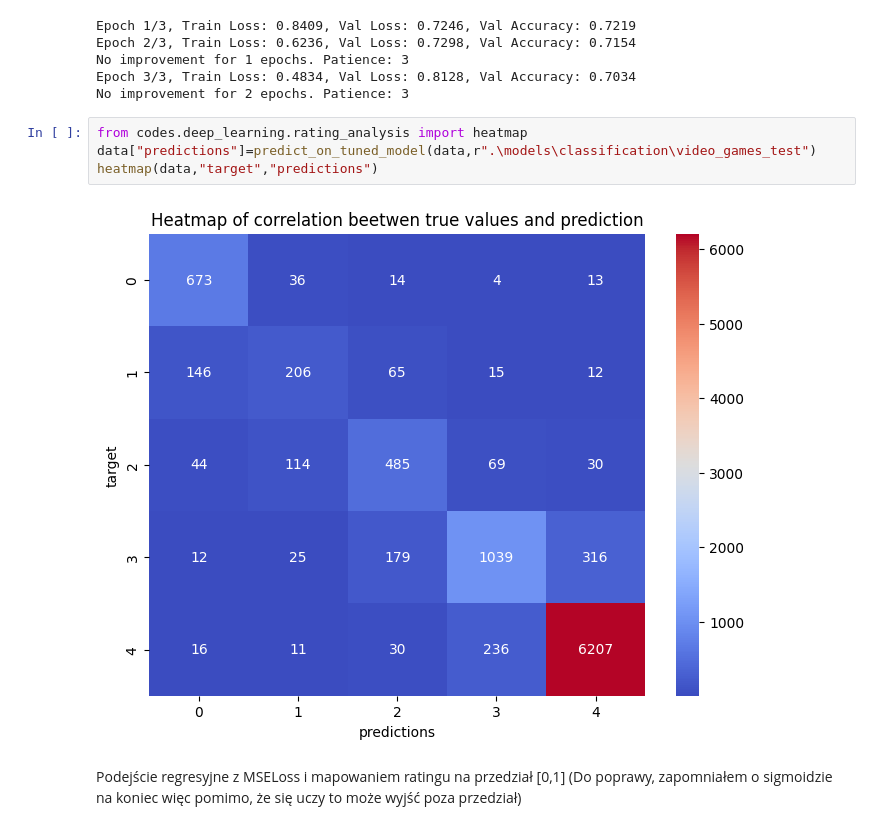
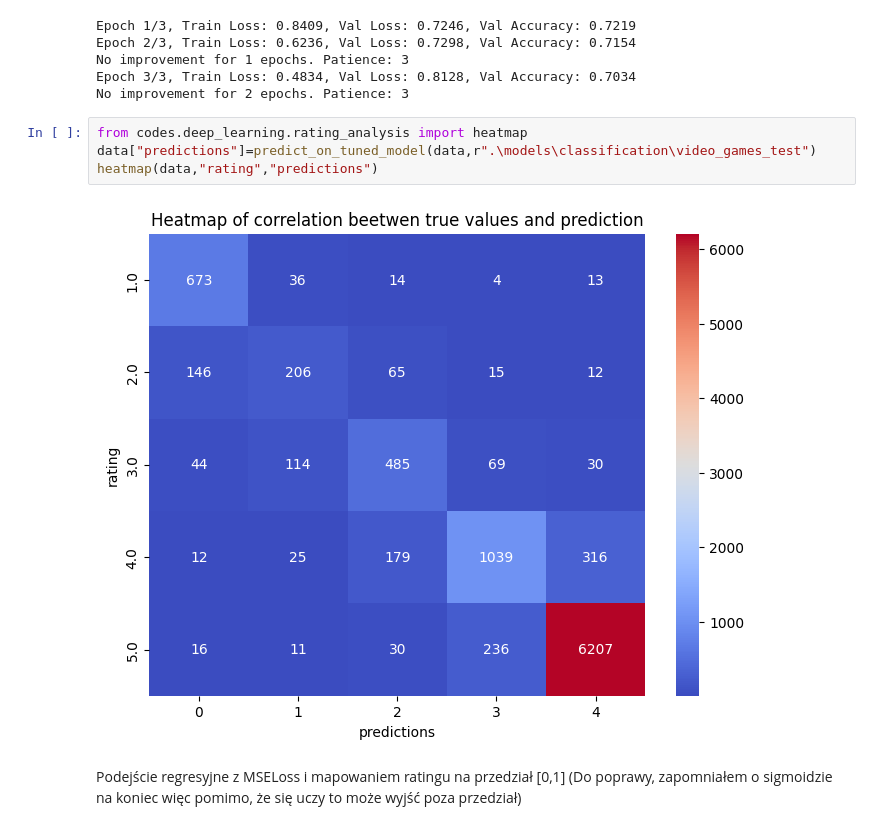
Before and after one commit to m24jeczen/Diploma-Project-Sentiment-analysis-based-on-products-reviews, a Jupyter notebook: Demo.ipynb, the cells around one changed output. Drawn from its saved outputs; the diff is of its cells as text.

```diff
--- a/Demo.ipynb
+++ b/Demo.ipynb
@@ -69,9 +68,9 @@ No improvement for 2 epochs. Patience: 3
 # %%
 from codes.deep_learning.rating_analysis import heatmap
 data["predictions"]=predict_on_tuned_model(data,r".\models\classification\video_games_test")
-heatmap(data,"target","predictions")
+heatmap(data,"rating","predictions")
 # %% [output]
-[figure, old version]
+[figure, new version]
 # %% [markdown]
 Podejście regresyjne z MSELoss i mapowaniem ratingu na przedział [0,1] (Do poprawy, zapomniałem o sigmoidzie na koniec więc pomimo, że się uczy to może wyjść poza przedział)
 # %%
```
Also changed, not shown: parts of 6 cells of this notebook, 3 other files.
